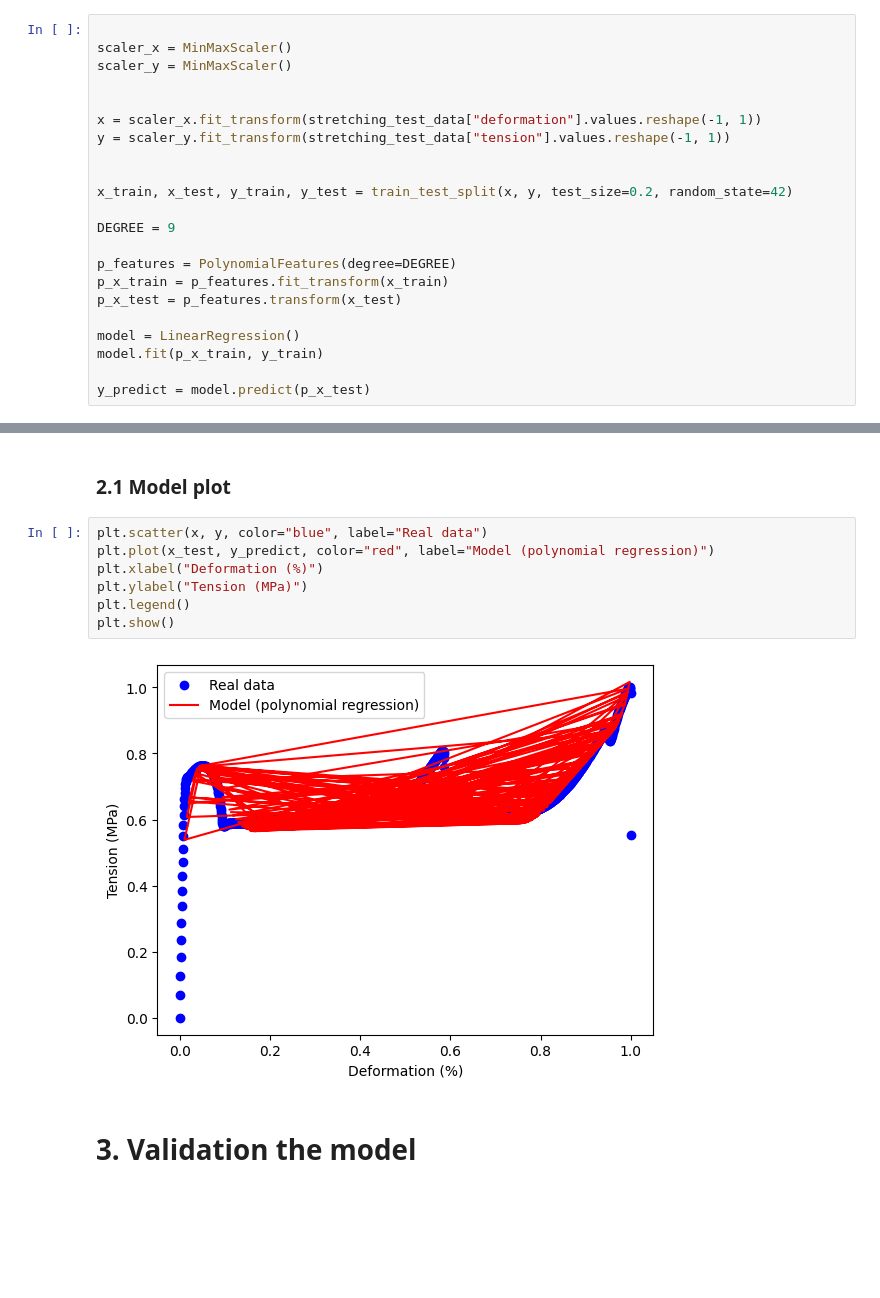
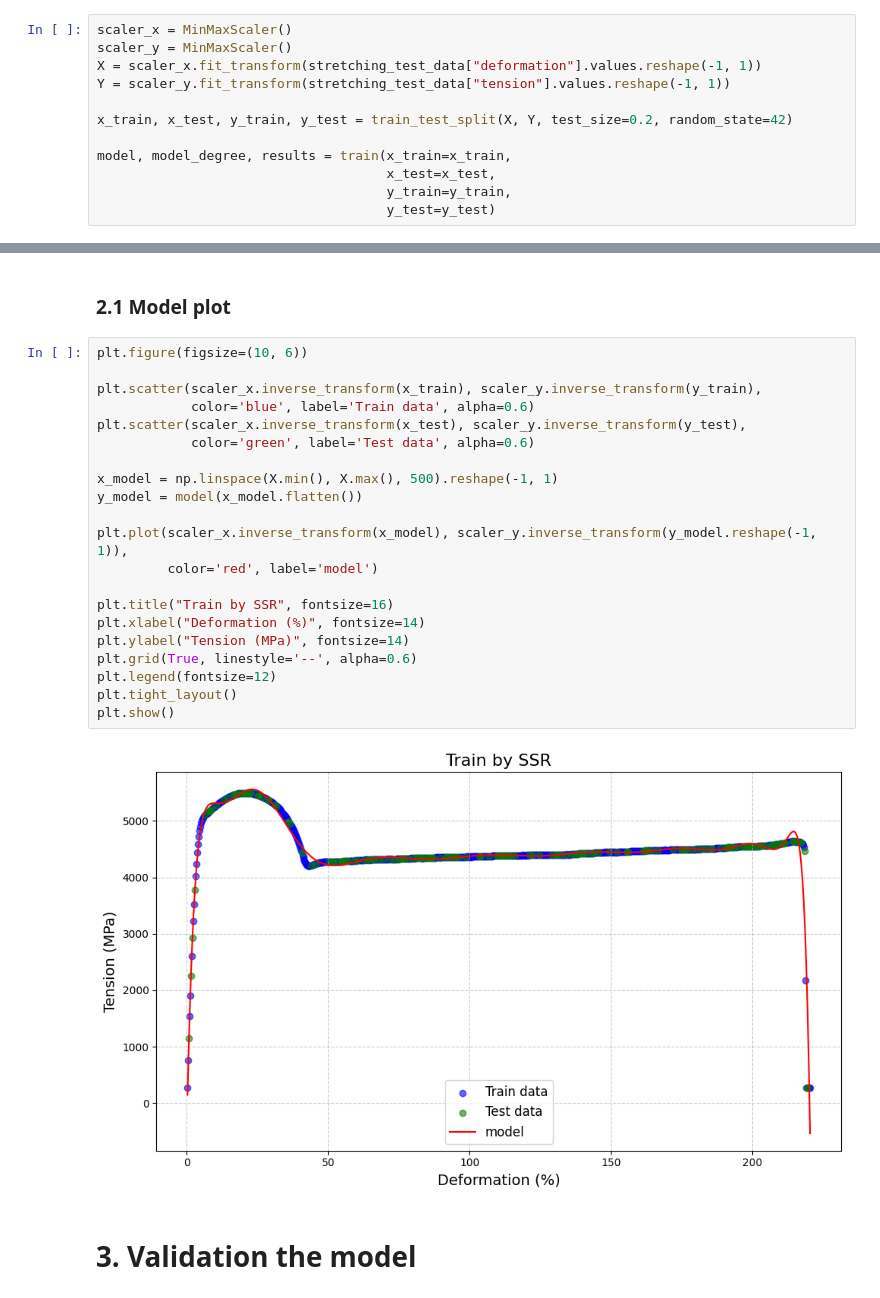
Before and after one commit to KauanIzidoro/polynomial-regression, a Jupyter notebook: model.ipynb, the cells around one changed output, grey strips where cells are left out. Saved outputs shown, nothing was run; the diff lists cells and outputs as text; blank space fills up the shorter version.

Commit message:
🧪 model:  add final version of polynomial model

```diff
--- a/model.ipynb
+++ b/model.ipynb
@@ -84,22 +136,12 @@ plt.show()
 # %%
-
 scaler_x = MinMaxScaler()
 scaler_y = MinMaxScaler()
+X = scaler_x.fit_transform(stretching_test_data["deformation"].values.reshape(-1, 1))
+Y = scaler_y.fit_transform(stretching_test_data["tension"].values.reshape(-1, 1))
 
+x_train, x_test, y_train, y_test = train_test_split(X, Y, test_size=0.2, random_state=42)
 
-x = scaler_x.fit_transform(stretching_test_data["deformation"].values.reshape(-1, 1))
-y = scaler_y.fit_transform(stretching_test_data["tension"].values.reshape(-1, 1))
-
-
-x_train, x_test, y_train, y_test = train_test_split(x, y, test_size=0.2, random_state=42)
-
-DEGREE = 9
-
-p_features = PolynomialFeatures(degree=DEGREE)
-p_x_train = p_features.fit_transform(x_train)
-p_x_test = p_features.transform(x_test)
-
-model = LinearRegression()
-model.fit(p_x_train, y_train)
-
-y_predict = model.predict(p_x_test)
+model, model_degree, results = train(x_train=x_train,
+                                     x_test=x_test,
+                                     y_train=y_train,
+                                     y_test=y_test)
@@ -106,14 +152,28 @@ y_predict = model.predict(p_x_test)
 # %% [markdown]
 ### 2.1 Model plot
-# %%
-plt.scatter(x, y, color="blue", label="Real data")
-plt.plot(x_test, y_predict, color="red", label="Model (polynomial regression)")
-plt.xlabel("Deformation (%)")
-plt.ylabel("Tension (MPa)")
-plt.legend()
-plt.show()
-# %% [output]
-[figure, removed]
+# %%
+plt.figure(figsize=(10, 6))
+
+plt.scatter(scaler_x.inverse_transform(x_train), scaler_y.inverse_transform(y_train),
+            color='blue', label='Train data', alpha=0.6)
+plt.scatter(scaler_x.inverse_transform(x_test), scaler_y.inverse_transform(y_test),
+            color='green', label='Test data', alpha=0.6)
+
+x_model = np.linspace(X.min(), X.max(), 500).reshape(-1, 1)
+y_model = model(x_model.flatten())
+
+plt.plot(scaler_x.inverse_transform(x_model), scaler_y.inverse_transform(y_model.reshape(-1, 1)),
+         color='red', label='model')
+
+plt.title("Train by SSR", fontsize=16)
+plt.xlabel("Deformation (%)", fontsize=14)
+plt.ylabel("Tension (MPa)", fontsize=14)
+plt.grid(True, linestyle='--', alpha=0.6)
+plt.legend(fontsize=12)
+plt.tight_layout()
+plt.show()
+# %% [output]
+[figure, added]
 # %% [markdown]
 # 3. Validation the model
 # %% [markdown]
```
Also changed, not shown: parts of 9 cells of this notebook.
